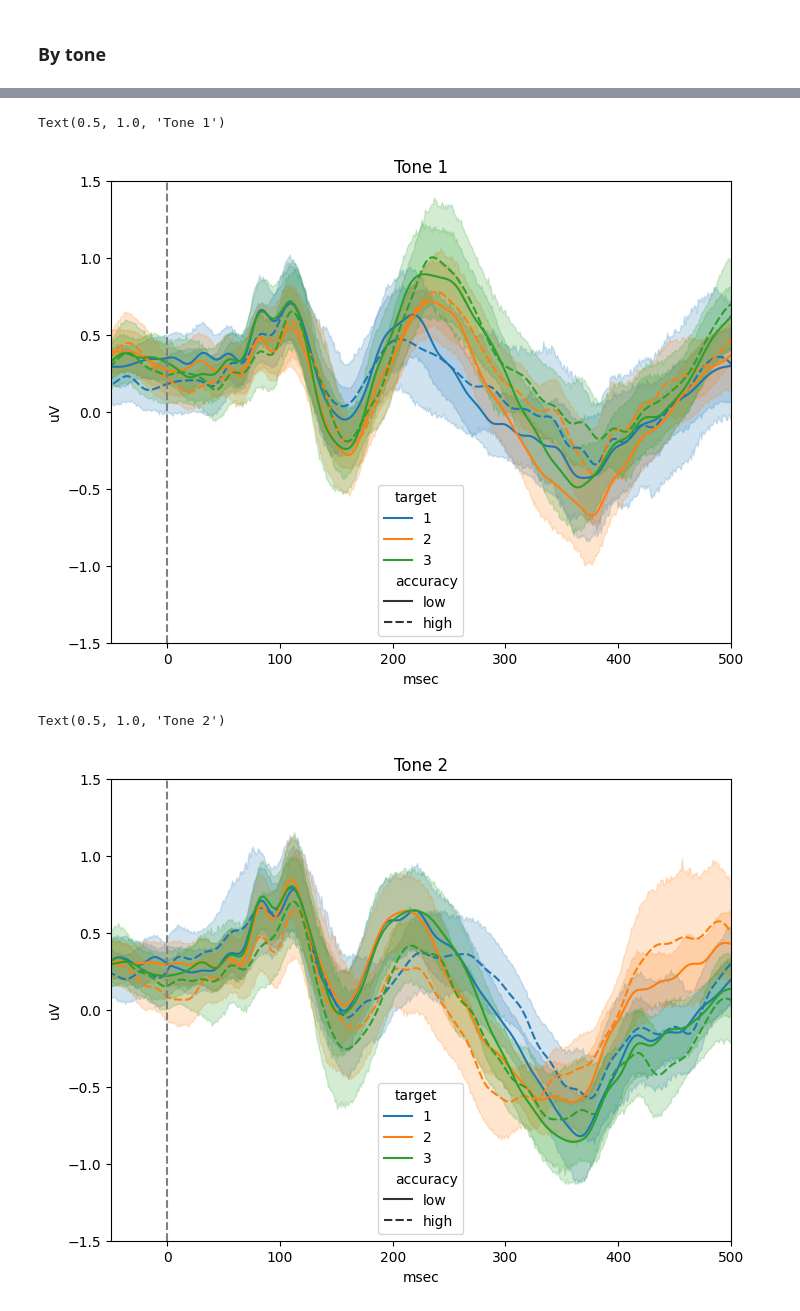
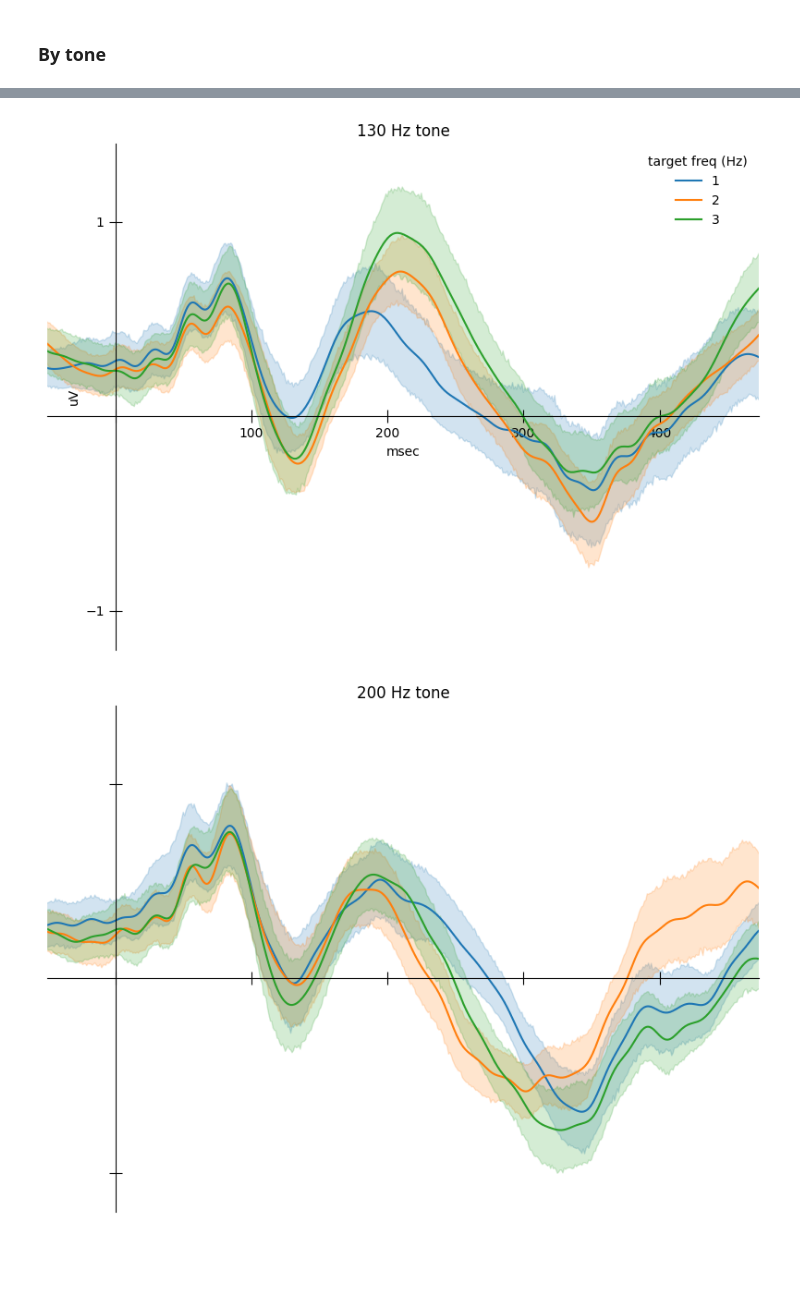
Before and after one commit to letitiayhho/tone-target-monitoring, a Jupyter notebook: analysis/erp.ipynb, the cells around one changed output, grey strips where cells are left out. Saved outputs shown, nothing was run; the diff lists cells and outputs as text; code cells hidden in the pictures; blank space fills up the shorter version.

```diff
--- a/analysis/erp.ipynb
+++ b/analysis/erp.ipynb
@@ -104,6 +104,9 @@ print(high_subs)
 # evokeds.to_csv('evokeds.csv', index = False)
 
 evokeds = pd.read_csv('evokeds.csv')
+# %%
+# Adjust EEG timing according to lag
+evokeds['msec'] = evokeds['msec'] - 27
 # %% [markdown]
 ### By tone
 # %%
@@ -169,26 +134,48 @@ Text(0.5, 1.0, 'Tone 3')
 # %%
 fig, ax = plt.subplots(figsize=(8, 6))
-graph = sns.lineplot(data = evokeds_tone_1, x = "msec", y = "uV", hue = "target", style = "accuracy", palette = 'tab10', ax = ax)
-graph.axvline(0, linestyle = 'dashed', color = 'gray')
+
+# Formatting
+sns.despine(top=True, right=True)
+ax.spines['left'].set_position('zero')
+ax.spines['bottom'].set_position('zero')
+ax.set_yticks([-1, 1])
+ax.tick_params(length = 10, direction = 'inout')
+ax.axes.xaxis.set_ticklabels(['', '', 100, 200, 300, 400, 500])
+
+# Plot
+graph = sns.lineplot(data = evokeds_tone_1, x = "msec", y = "uV", hue = "target", palette = 'tab10', ax = ax)
 graph.set_ylabel("uV")
 graph.set_xlabel("msec")
-graph.set_xlim(-50, 500)
-graph.set_ylim(-1.5, 1.5)
-graph.set_title('Tone 1')
+graph.set_xlim(-50, 473)
+graph.set_ylim(-1.2, 1.4)
+graph.set_title("130 Hz")
+plt.legend(frameon=False, title = 'target freq (Hz)', loc = 'upper right')
+plt.tight_layout()
+plt.savefig('../figs/ERP-tone-1-by-target.png', dpi = 300)
 # %% [output]
-Text(0.5, 1.0, 'Tone 1')
-[figure, old version]
+[figure, new version]
 # %%
 fig, ax = plt.subplots(figsize=(8, 6))
-graph = sns.lineplot(data = evokeds_tone_2, x = "msec", y = "uV", hue = "target", style = "accuracy", palette = 'tab10', ax = ax)
-graph.axvline(0, linestyle = 'dashed', color = 'gray')
-graph.set_ylabel("uV")
-graph.set_xlabel("msec")
-graph.set_xlim(-50, 500)
-graph.set_ylim(-1.5, 1.5)
-graph.set_title('Tone 2')
+
+# Formatting
+sns.despine(top=True, right=True)
+ax.spines['left'].set_position('zero')
+ax.spines['bottom'].set_position('zero')
+ax.tick_params(length = 10, direction = 'inout')
+ax.set_yticks([-1, 1])
+ax.axes.yaxis.set_ticklabels([])
+ax.axes.xaxis.set_ticklabels([])
+
+# Content
+graph = sns.lineplot(data = evokeds_tone_2, x = "msec", y = "uV", hue = "target", palette = 'tab10', ax = ax, legend = False)
+graph.set_ylabel(None)
+graph.set_xlabel(None)
+graph.set_xlim(-50, 473)
+graph.set_ylim(-1.2, 1.4)
+graph.set_title("200 Hz")
+plt.tight_layout()
+plt.savefig('../figs/ERP-tone-2-by-target.png', dpi = 300)
 # %% [output]
-Text(0.5, 1.0, 'Tone 2')
-[figure, old version]
+[figure, new version]
 # %%
 fig, ax = plt.subplots(figsize=(8, 6))
```
Also changed, not shown: parts of 13 cells of this notebook, 18 other files.
